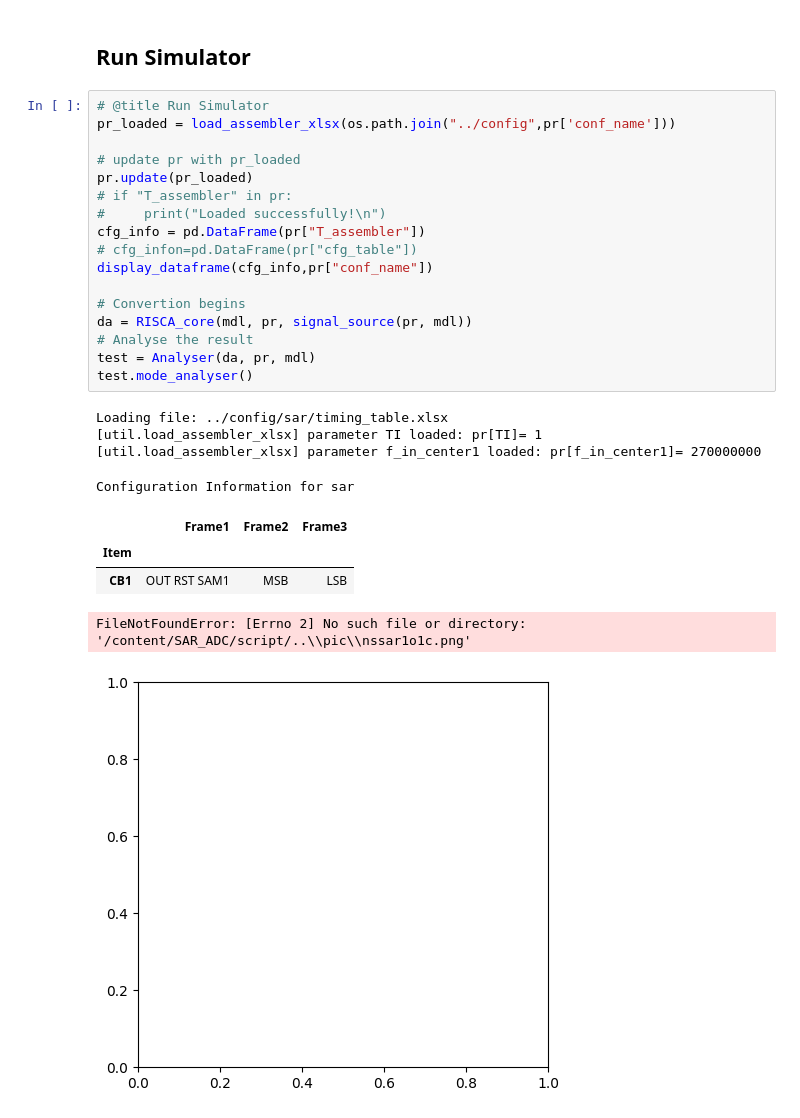
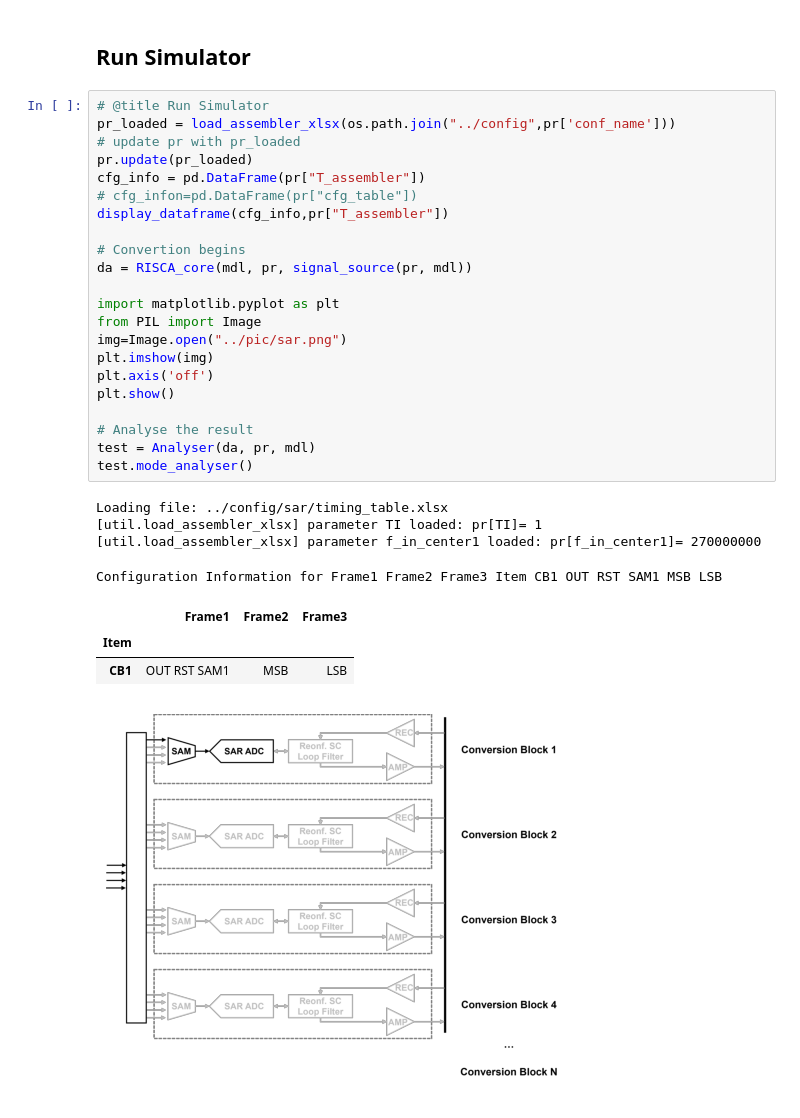
Before and after one commit to lin-k23/RISCA, a Jupyter notebook: sim.ipynb, the cells around one changed output. Cells and saved outputs as stored; diff of their text form.

```diff
--- a/sim.ipynb
+++ b/sim.ipynb
@@ -44,27 +39,31 @@ pr['N_fft']=1024
 # %%
 # @title Run Simulator
 pr_loaded = load_assembler_xlsx(os.path.join("../config",pr['conf_name']))
-
 # update pr with pr_loaded
 pr.update(pr_loaded)
-# if "T_assembler" in pr:
-#     print("Loaded successfully!\n")
 cfg_info = pd.DataFrame(pr["T_assembler"])
 # cfg_infon=pd.DataFrame(pr["cfg_table"])
-display_dataframe(cfg_info,pr["conf_name"])
+display_dataframe(cfg_info,pr["T_assembler"])
 
 # Convertion begins
 da = RISCA_core(mdl, pr, signal_source(pr, mdl))
+
+import matplotlib.pyplot as plt
+from PIL import Image
+img=Image.open("../pic/sar.png")
+plt.imshow(img)
+plt.axis('off')
+plt.show()
+
 # Analyse the result
 test = Analyser(da, pr, mdl)
 test.mode_analyser()
 # %% [output]
 Loading file: ../config/sar/timing_table.xlsx
 [util.load_assembler_xlsx] parameter TI loaded: pr[TI]= 1
 [util.load_assembler_xlsx] parameter f_in_center1 loaded: pr[f_in_center1]= 270000000
-Configuration Information for sar
+Configuration Information for Frame1 Frame2 Frame3 Item CB1 OUT RST SAM1 MSB LSB
 |  | Frame1 | Frame2 | Frame3 |
 | Item |  |  |  |
 | CB1 | OUT RST SAM1 | MSB | LSB |
-FileNotFoundError: [Errno 2] No such file or directory: '/content/SAR_ADC/script/..\\pic\\nssar1o1c.png'
-[figure, old version]
+[figure, new version]
```
Also changed, not shown: parts of 4 cells of this notebook.
